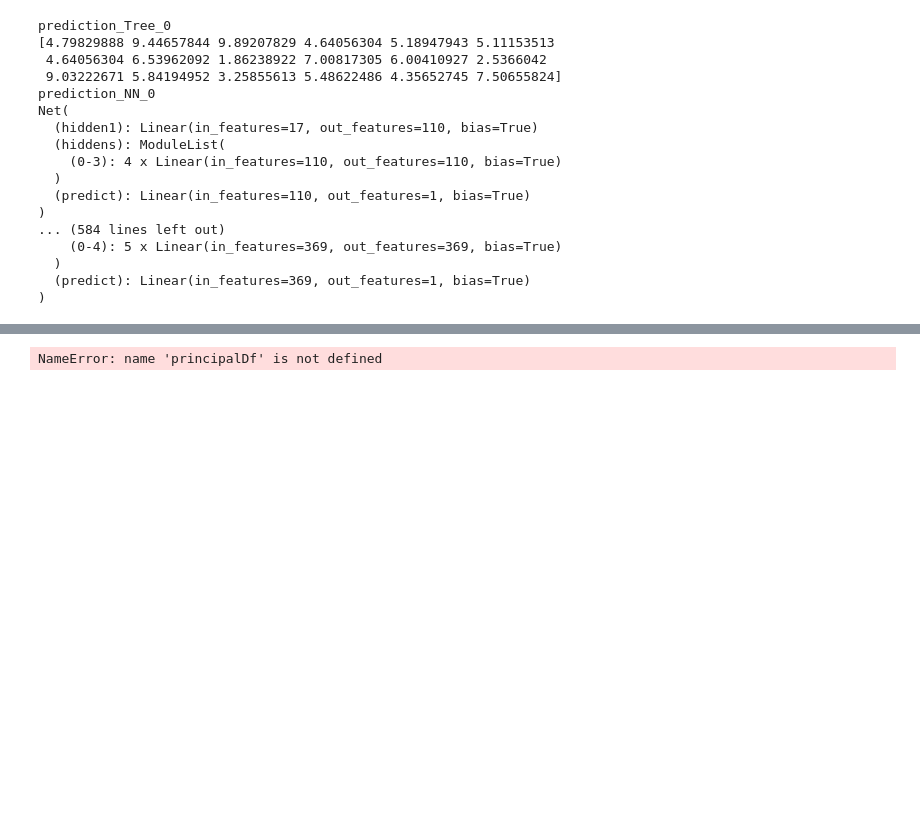
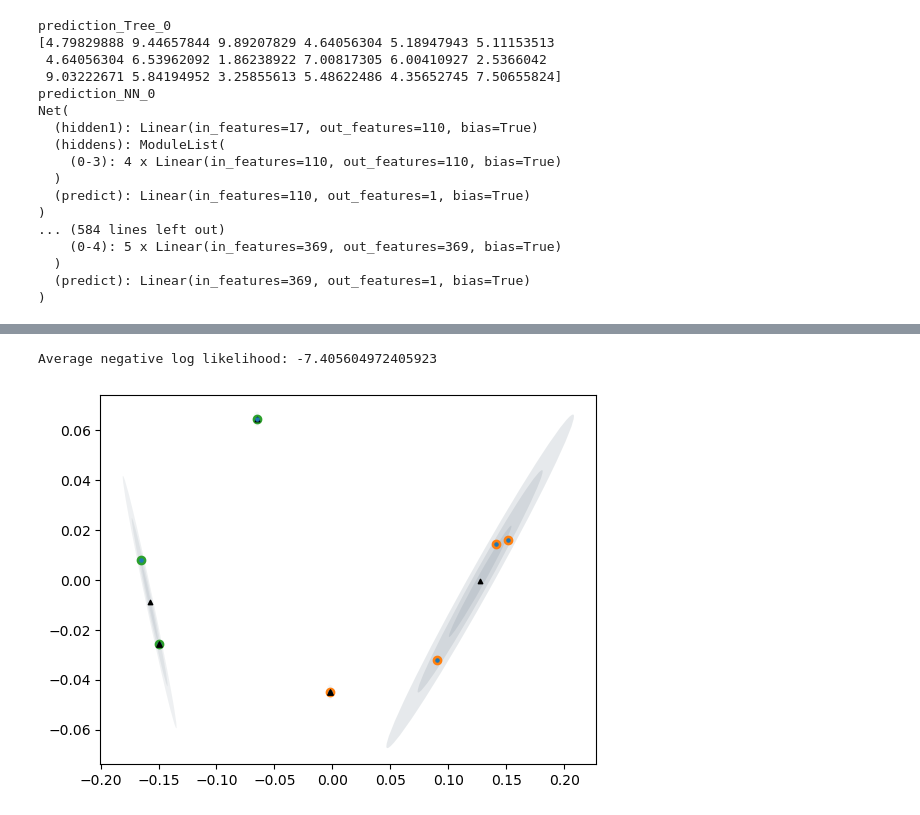
Before and after one commit to Arvin-Hu/HighEntropyAlloy_zj, a Jupyter notebook: project/notebooks/official.ipynb, the cells around one changed output, grey strips where cells are left out. Drawn from its saved outputs; the diff is of its cells as text; code cells hidden in the pictures; blank space fills up the shorter version.

```diff
--- a/project/notebooks/official.ipynb
+++ b/project/notebooks/official.ipynb
@@ -1499,9 +1495,11 @@ Created on Sun Feb 27 15:44:05 2022
 """
 
 
-from sklearn.cluster import KMeans
+from sklearn.cluster import KMeans, AffinityPropagation
 from sklearn.mixture import GaussianMixture
 from matplotlib.patches import Ellipse
+from numpy import unique, where
+import matplotlib.pyplot as pyplot
 def draw_ellipse(position, covariance, ax=None, **kwargs):
     """Draw an ellipse with a given position and covariance"""
     ax = ax or plt.gca()
@@ -1517,8 +1515,9 @@ def draw_ellipse(position, covariance, ax=None, **kwargs):
 
     # Draw the Ellipse
     for nsig in range(1, 4):
+        #print('position=',position)
         ax.add_patch(Ellipse(position, nsig * width, nsig * height,
-                             angle, **kwargs))
+                             angle=angle, **kwargs))
 def plot_gmm(gm, principalDf, label=True, ax=None):
     fig, axs = plt.subplots(1,1)
     plt.scatter(c_trans[:,0],c_trans[:,1], s = 10, c='black', marker='^',zorder=2)
@@ -1540,32 +1539,49 @@ def APropagation(X):
     # 为每个示例分配一个集群
     yhat = model.predict(X)
     # 检索唯一群集
     clusters = unique(yhat)
     # 为每个群集的样本创建散点图
     out = np.empty([1,2])
     # plt.figure(figsize=(12,8),dpi=200)
     for cluster in clusters:
     # 获取此群集的示例的行索引
         row_ix = where(yhat == cluster)
         # 创建这些样本的散布
         pyplot.scatter(X[row_ix, 0], X[row_ix, 1],zorder=1)
         ind = np.arange(len(X[row_ix]))
         sub_ind = np.random.choice(ind, 1, replace=False)
         a= np.array(X[row_ix])[sub_ind]
         pyplot.scatter(a[0, 0], a[0, 1], s=15, c='black', marker='^',zorder=2)
         out=np.append(out,a,axis=0)
         # Out=Out.append(a, axis=1)
     pyplot.savefig('PC_AP_1.tif', bbox_inches = 'tight', pad_inches=0.01)
     return out
-principalDf = principalDf.to_numpy()
+
+
+# 检查 principalDf 的类型，如果是 DataFrame 则转换为 NumPy 数组
+if hasattr(principalDf, 'to_numpy'): #20250402yayun
+    principalDf = principalDf.to_numpy()
+# 否则假设它已经是 NumPy 数组，不需要转换
+
+
 gm = GaussianMixture(n_components=4, random_state=0, init_params='kmeans').fit(principalDf)
 print('Average negative log likelihood:', -1*gm.score(principalDf))
+
+# 假设 c_trans 应该是聚类中心
+c_trans = gm.means_  # 使用高斯混合模型的均值作为聚类中心
+
+# 或者，如果 c_trans 应该是某些特殊的数据点
+# c_trans = principalDf[special_indices]  # 特殊索引的数据点
+
+# 然后调用 plot_gmm 函数
+#print('gm=',gm,'principalDf=',principalDf)
 plot_gmm(gm,principalDf)
 out = APropagation(principalDf)
 out = pca.inverse_transform(out)
 out=pd.DataFrame(out,columns= ['Fe','Ni','Co','Cr','V','Cu'])
 out=out.drop(labels=0)
 out=out.round(3)
 out.to_csv('DFT_C_1.csv')
 # %% [output]
-NameError: name 'principalDf' is not defined
+Average negative log likelihood: -7.405604972405923
+[figure, added]
```
Also changed, not shown: parts of 7 cells of this notebook.
